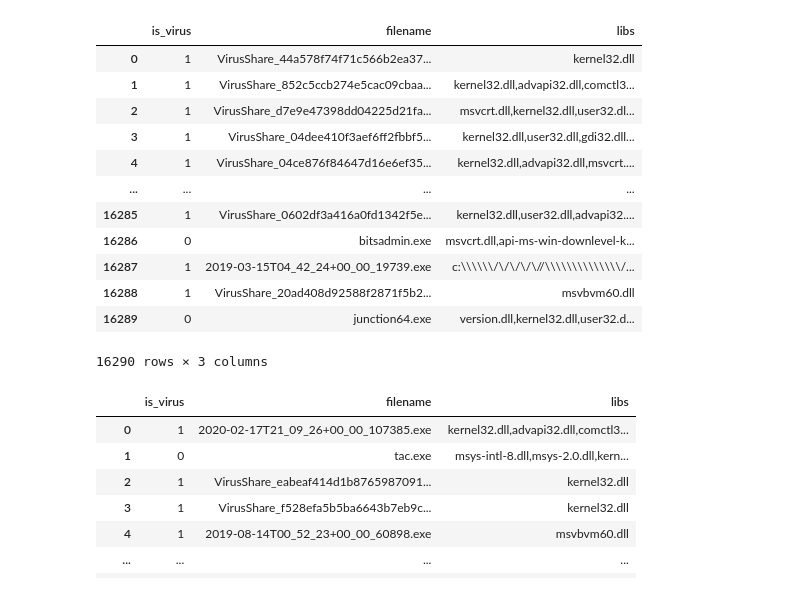
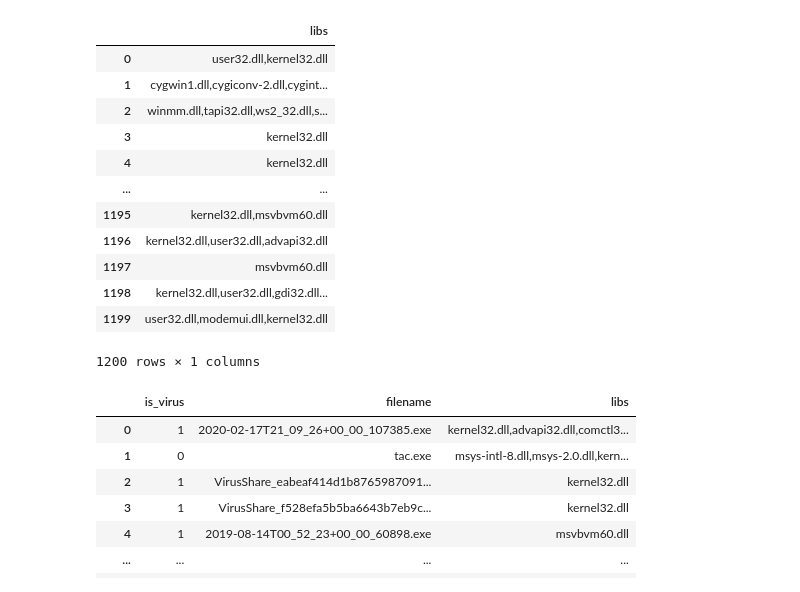
Before and after one commit to EugenePWN/Education, a Jupyter notebook: solutions/hh_tasks/solution.ipynb, the cells around one changed output. Saved outputs shown, nothing was run; the diff lists cells and outputs as text; code cells hidden in the pictures.

```diff
--- a/solutions/hh_tasks/solution.ipynb
+++ b/solutions/hh_tasks/solution.ipynb
@@ -3,21 +3,22 @@ import pandas as pd
 import numpy as np
 # %%
 data_train = pd.read_csv('train.tsv', sep='\t')
-data_train
+data_test = pd.read_csv('test.tsv', sep='\t')
+data_test
 # %% [output]
-|  | is_virus | filename | libs |
-| 0 | 1 | VirusShare_44a578f74f71c566b2ea37... | kernel32.dll |
-| 1 | 1 | VirusShare_852c5ccb274e5cac09cbaa... | kernel32.dll,advapi32.dll,comctl3... |
-| 2 | 1 | VirusShare_d7e9e47398dd04225d21fa... | msvcrt.dll,kernel32.dll,user32.dl... |
-| 3 | 1 | VirusShare_04dee410f3aef6ff2fbbf5... | kernel32.dll,user32.dll,gdi32.dll... |
-| 4 | 1 | VirusShare_04ce876f84647d16e6ef35... | kernel32.dll,advapi32.dll,msvcrt.... |
-| ... | ... | ... | ... |
-| 16285 | 1 | VirusShare_0602df3a416a0fd1342f5e... | kernel32.dll,user32.dll,advapi32.... |
-| 16286 | 0 | bitsadmin.exe | msvcrt.dll,api-ms-win-downlevel-k... |
-| 16287 | 1 | 2019-03-15T04_42_24+00_00_19739.exe | c:\\\\\\/\/\/\/\//\\\\\\\\\\\\\\/... |
-| 16288 | 1 | VirusShare_20ad408d92588f2871f5b2... | msvbvm60.dll |
-| 16289 | 0 | junction64.exe | version.dll,kernel32.dll,user32.d... |
+|  | libs |
+| 0 | user32.dll,kernel32.dll |
+| 1 | cygwin1.dll,cygiconv-2.dll,cygint... |
+| 2 | winmm.dll,tapi32.dll,ws2_32.dll,s... |
+| 3 | kernel32.dll |
+| 4 | kernel32.dll |
+| ... | ... |
+| 1195 | kernel32.dll,msvbvm60.dll |
+| 1196 | kernel32.dll,user32.dll,advapi32.dll |
+| 1197 | msvbvm60.dll |
+| 1198 | kernel32.dll,user32.dll,gdi32.dll... |
+| 1199 | user32.dll,modemui.dll,kernel32.dll |
-16290 rows × 3 columns
+1200 rows × 1 columns
 # %%
 data_val = pd.read_csv('val.tsv', sep='\t')
 data_val
```
Also changed, not shown: parts of 26 cells of this notebook.
